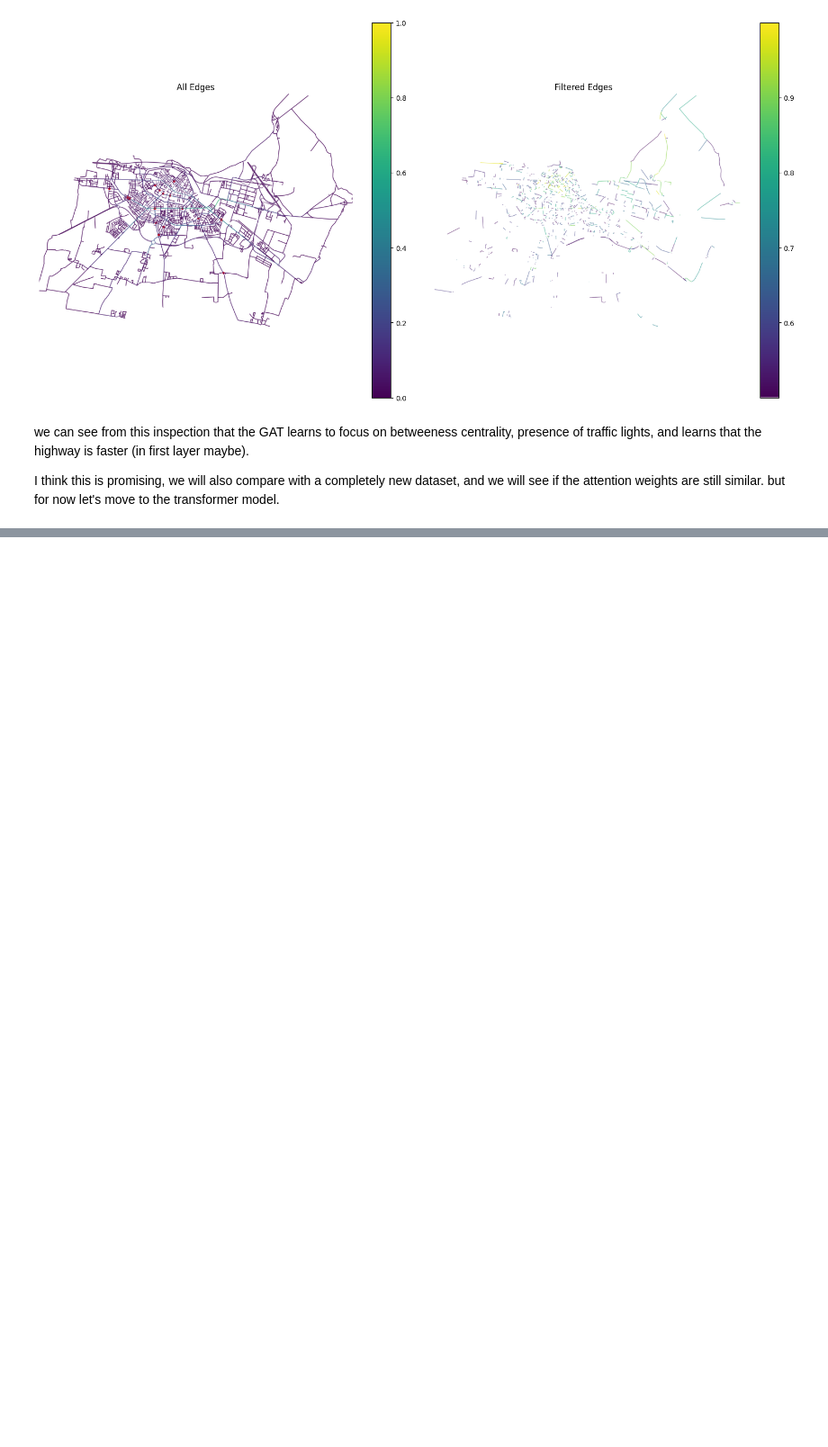
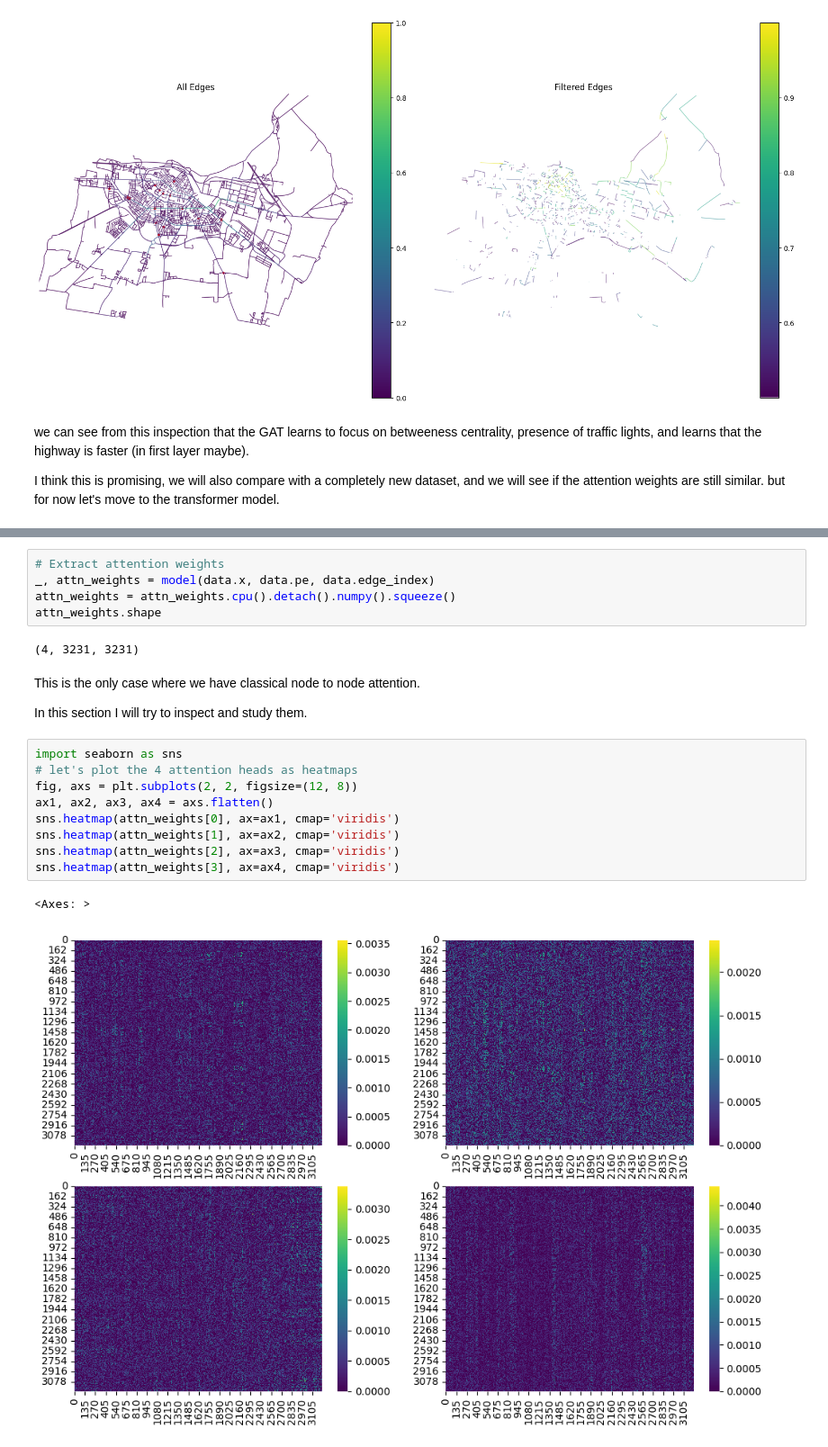
Before and after one commit to StefanoCarotti/FBK, a Jupyter notebook: GDS/CR/Attention.ipynb, the cells around one changed output, grey strips where cells are left out. Shown at 90% size. Cells and saved outputs as stored; diff of their text form; blank space fills up the shorter version.

```diff
--- a/GDS/CR/Attention.ipynb
+++ b/GDS/CR/Attention.ipynb
@@ -463,0 +714,23 @@ I think this is promising, we will also compare with a completely new dataset, a
+# %%
+# Extract attention weights
+_, attn_weights = model(data.x, data.pe, data.edge_index)
+attn_weights = attn_weights.cpu().detach().numpy().squeeze()
+attn_weights.shape
+# %% [output]
+(4, 3231, 3231)
+# %% [markdown]
+This is the only case where we have classical node to node attention.
+
+In this section I will try to inspect and study them.
+# %%
+import seaborn as sns
+# let's plot the 4 attention heads as heatmaps
+fig, axs = plt.subplots(2, 2, figsize=(12, 8))
+ax1, ax2, ax3, ax4 = axs.flatten()
+sns.heatmap(attn_weights[0], ax=ax1, cmap='viridis')
+sns.heatmap(attn_weights[1], ax=ax2, cmap='viridis')
+sns.heatmap(attn_weights[2], ax=ax3, cmap='viridis')
+sns.heatmap(attn_weights[3], ax=ax4, cmap='viridis')
+# %% [output]
+<Axes: >
+[figure, added]
```
Also changed, not shown: parts of 20 cells of this notebook, 1 other file.
